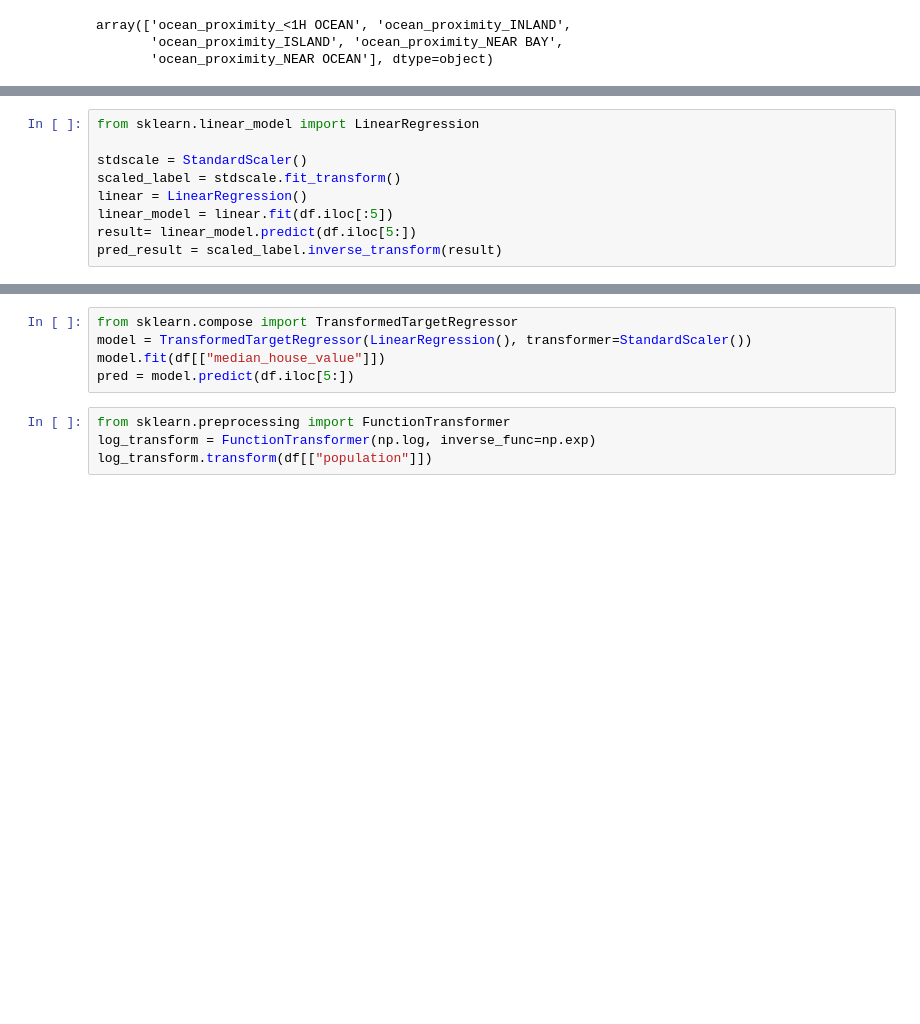
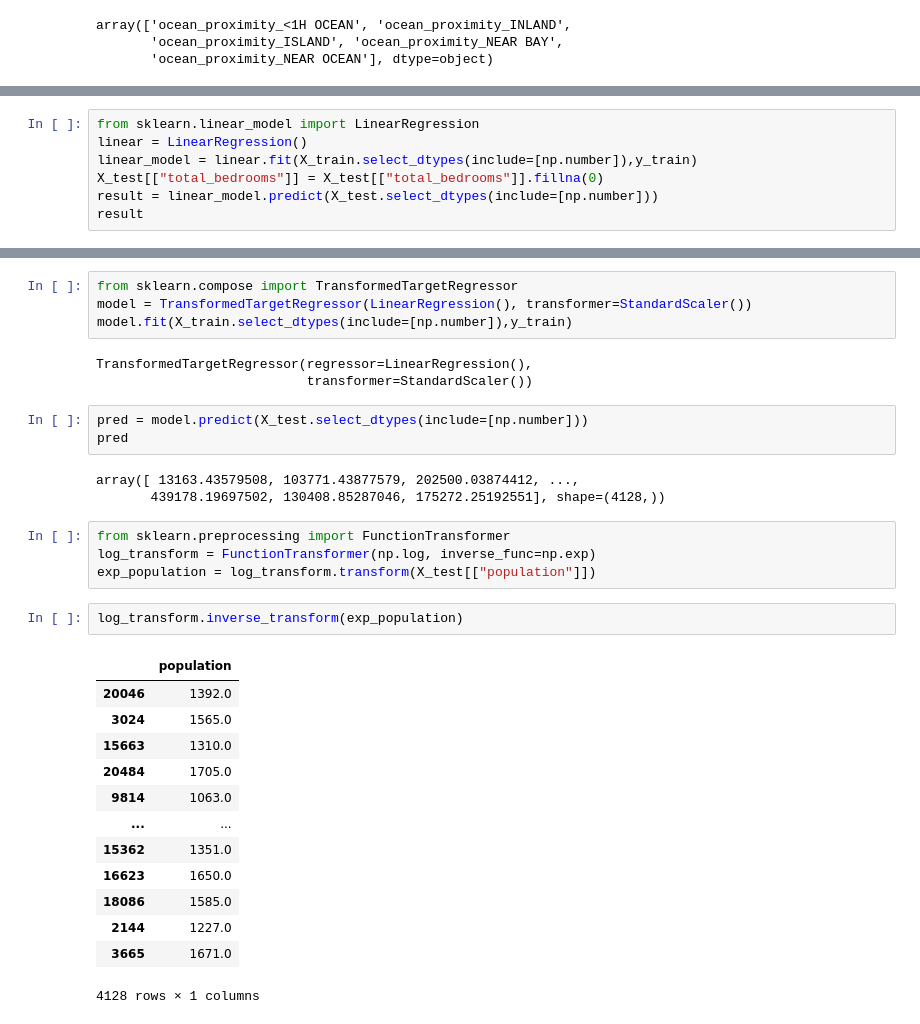
Before and after one commit to DerekhChokhmah/Hands-on-ML-book-applications, a Jupyter notebook: End-to-END-ML-PROJ.ipynb, the cells around one changed output, grey strips where cells are left out. Cells and saved outputs as stored; diff of their text form; blank space fills up the shorter version.

```diff
--- a/End-to-END-ML-PROJ.ipynb
+++ b/End-to-END-ML-PROJ.ipynb
@@ -654,9 +696,7 @@ memory usage: 3.2 MB
 # %%
 from sklearn.linear_model import LinearRegression
-
-stdscale = StandardScaler()
-scaled_label = stdscale.fit_transform()
 linear = LinearRegression()
-linear_model = linear.fit(df.iloc[:5])
-result= linear_model.predict(df.iloc[5:])
-pred_result = scaled_label.inverse_transform(result)
+linear_model = linear.fit(X_train.select_dtypes(include=[np.number]),y_train)
+X_test[["total_bedrooms"]] = X_test[["total_bedrooms"]].fillna(0)
+result = linear_model.predict(X_test.select_dtypes(include=[np.number]))
+result
@@ -663,9 +725,33 @@ pred_result = scaled_label.inverse_transform(result)
 # %%
 from sklearn.compose import TransformedTargetRegressor
 model = TransformedTargetRegressor(LinearRegression(), transformer=StandardScaler())
-model.fit(df[["median_house_value"]])
-pred = model.predict(df.iloc[5:])
+model.fit(X_train.select_dtypes(include=[np.number]),y_train)
+# %% [output]
+TransformedTargetRegressor(regressor=LinearRegression(),
+                           transformer=StandardScaler())
+# %%
+pred = model.predict(X_test.select_dtypes(include=[np.number]))
+pred
+# %% [output]
+array([ 13163.43579508, 103771.43877579, 202500.03874412, ...,
+       439178.19697502, 130408.85287046, 175272.25192551], shape=(4128,))
 # %%
 from sklearn.preprocessing import FunctionTransformer
 log_transform = FunctionTransformer(np.log, inverse_func=np.exp)
-log_transform.transform(df[["population"]])
+exp_population = log_transform.transform(X_test[["population"]])
+# %%
+log_transform.inverse_transform(exp_population)
+# %% [output]
+|  | population |
+| 20046 | 1392.0 |
+| 3024 | 1565.0 |
+| 15663 | 1310.0 |
+| 20484 | 1705.0 |
+| 9814 | 1063.0 |
+| ... | ... |
+| 15362 | 1351.0 |
+| 16623 | 1650.0 |
+| 18086 | 1585.0 |
+| 2144 | 1227.0 |
+| 3665 | 1671.0 |
+4128 rows × 1 columns
```
Also changed, not shown: parts of 15 cells of this notebook.
